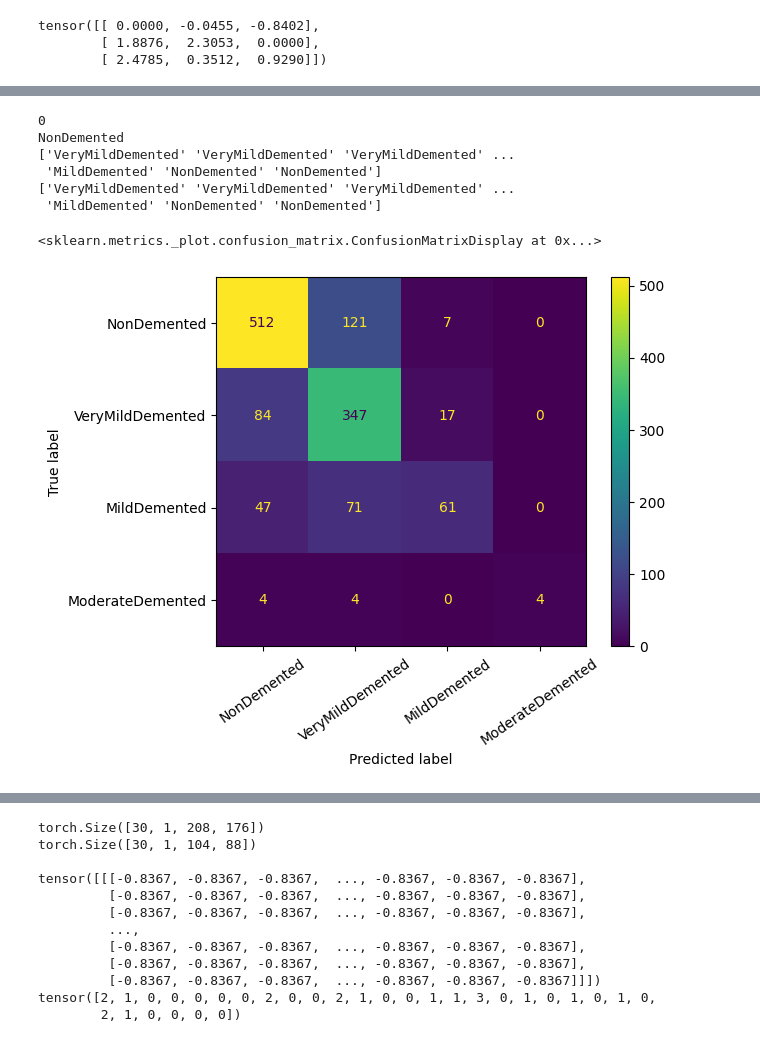
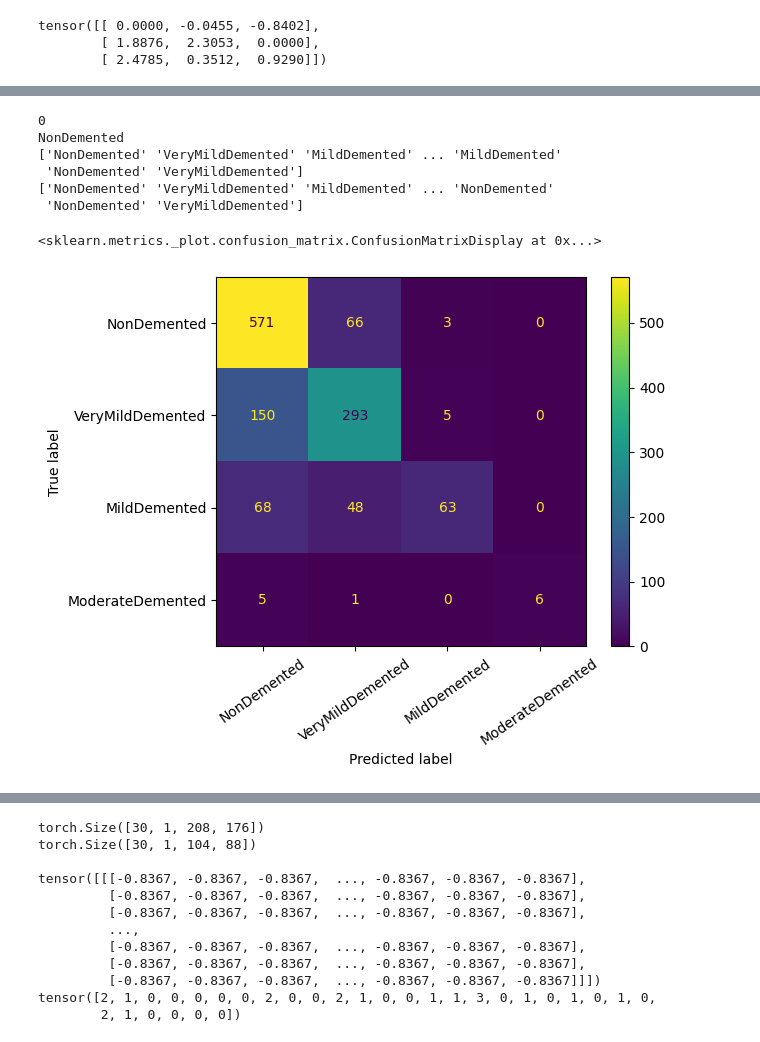
Before and after one commit to RBosso/Prediction-of-Alzheimers-Severity-Using-Machine-Learning-Methods, a Jupyter notebook: Alzheimer_Prediction.ipynb, the cells around one changed output, grey strips where cells are left out. Cells and saved outputs as stored; diff of their text form; code cells hidden in the pictures.

```diff
--- a/Alzheimer_Prediction.ipynb
+++ b/Alzheimer_Prediction.ipynb
@@ -2,6 +2,20 @@
 # Source of Alzheimer's MRI Scan Images Used for Model Training:
 
 https://www.kaggle.com/datasets/yasserhessein/dataset-alzheimer?resource=download
+# %%
+#https://colab.research.google.com/drive/1fZUCc_MPPu6pcMYylnFNn7gn-umT5ZxH#scrollTo=9WJAHA7t8oCN
+import torch
+
+if torch.cuda.is_available():
+    print("GPU is available!")
+else:
+    print("GPU is not available.")
+
+device = torch.device("cuda" if torch.cuda.is_available() else "cpu")
+
+print("Device:", device)
+
+!unzip Alzheimers_Dataset.zip
 # %%
 %%time
 #importing every library we will use for this project
@@ -18,8 +32,10 @@ import os
 import cv2 as cv
 
 #File paths containing the training and testing data (images of individual MRI for different severity levels for Alzheimers)
-train_path = "c:/Users/ricky/Desktop/Alzheimer_Resume_Project/Alzheimers_Dataset/train"
-test_path = "c:/Users/ricky/Desktop/Alzheimer_Resume_Project/Alzheimers_Dataset/test"
+# train_path = "c:/Users/ricky/Desktop/Alzheimer_Resume_Project/Alzheimers_Dataset/train"
+# test_path = "c:/Users/ricky/Desktop/Alzheimer_Resume_Project/Alzheimers_Dataset/test"
+train_path = "/content/Alzheimers_Dataset/train"
+test_path = "/content/Alzheimers_Dataset/test"
 print(train_path)
 print(test_path)
 
@@ -448,7 +486,7 @@ class CCNImageClassifier(torch.nn.Module):
             # torch.nn.BatchNorm2d(64),
 
             torch.nn.Flatten(),
-            torch.nn.Dropout(0.5),
+            torch.nn.AlphaDropout(0.5),
             torch.nn.Linear(64*21*17, 4), #64*48*40
             # torch.nn.ReLU(),
             # # torch.nn.BatchNorm1d(30720),
@@ -466,12 +504,13 @@ class CCNImageClassifier(torch.nn.Module):
         return self.model(x)
 
 # Instance of the  convolutional neural network, loss, optimizer
-clf = CCNImageClassifier().to('cpu')
+clf = CCNImageClassifier().to(device)
 # opt = Adam(clf.parameters(), lr=1e-3)
 # loss_fn = torch.nn.CrossEntropyLoss()
 
 #Later to restore:
-clf.load_state_dict(torch.load("C:/Users/ricky/model_state.pt"))
+clf.load_state_dict(torch.load("/content/model_state.pt"))
+# clf.load_state_dict(torch.load("C:/Users/ricky/model_state.pt"))
 clf.eval()
 # %% [output]
 CCNImageClassifier(
@@ -502,7 +541,7 @@ test_img = cv.imread(testing_images[test_number][1],0)
 
 norm_read = (test_img - test_img.mean())/test_img.std() #Normalizes the input data read from the grayscale image range
 
-test_tensor = ToTensor()(test_img).unsqueeze(0).to('cpu')
+test_tensor = ToTensor()(test_img).unsqueeze(0).to(device)
 
 print(testing_images[test_number][0])
 print(classes.index(testing_images[test_number][0]))
@@ -522,7 +561,7 @@ with torch.no_grad():  # deactivate autograd engine to reduce memory usage and s
     total_samples = 0
     for data in train_dataloader:
         X,y = data
-        X, y = X.float().to('cpu'), y.to('cpu')
+        X, y = X.float().to(device), y.to(device)
 
         outputs = clf(X)
         # Calculate Classification Training Accuracy
@@ -539,7 +578,7 @@ with torch.no_grad():  # deactivate autograd engine to reduce memory usage and s
     total_samples = 0
     for data in test_dataloader:
         X,y = data  # replace 'device' with your device, e.g., 'cuda' or 'cpu'
-        X, y = X.float().to('cpu'), y.to('cpu')
+        X, y = X.float().to(device), y.to(device)
 
         outputs = clf(X)
         # Calculate Classification Training Accuracy
@@ -568,43 +607,43 @@ with torch.no_grad():  # deactivate autograd engine to reduce memory usage and s
     total_samples_list = np.array([])
     for data in test_dataloader:
         X,y = data  # replace 'device' with your device, e.g., 'cuda' or 'cpu'
-        X, y = X.float().to('cpu'), y.to('cpu')
+        X, y = X.float().to(device), y.to('cpu')
         total_samples_list = np.concatenate((total_samples_list, y.numpy()), axis=None)
         # print(total_samples_list)
 
         outputs = clf(X)
         _, predicted = outputs.max(1)
-        predictions_list = np.concatenate((predictions_list, predicted.numpy()), axis=None)
+        predictions_list = np.concatenate((predictions_list, predicted.to('cpu').numpy()), axis=None)
 
 total_samples_list=total_samples_list.astype(object)
 predictions_list=predictions_list.astype(object)
 
 #Constructs a Confusion Matrix
 classes = ["NonDemented", "VeryMildDemented", "MildDemented", "ModerateDemented"]
 
 print(classes.index("NonDemented"))
 print(classes[classes.index("NonDemented")])
 
 from sklearn.metrics import confusion_matrix, ConfusionMatrixDisplay
 # y_test = np.array([0,1,2,3,1], dtype=object)
 # predictions = np.array([0,1,2,3,0], dtype=object)
 for n in range(4):
     total_samples_list[total_samples_list==n] = classes[n]
     predictions_list[predictions_list==n] = classes[n]
 
 print(total_samples_list)
 print(predictions_list)
 cm = confusion_matrix(total_samples_list, predictions_list, labels=classes)#, labels=classes
 ConfusionMatrixDisplay(cm, display_labels=classes).plot(xticks_rotation = 35)
 # %% [output]
 0
 NonDemented
-['VeryMildDemented' 'VeryMildDemented' 'VeryMildDemented' ...
- 'MildDemented' 'NonDemented' 'NonDemented']
-['VeryMildDemented' 'VeryMildDemented' 'VeryMildDemented' ...
- 'MildDemented' 'NonDemented' 'NonDemented']
+['NonDemented' 'VeryMildDemented' 'MildDemented' ... 'MildDemented'
+ 'NonDemented' 'VeryMildDemented']
+['NonDemented' 'VeryMildDemented' 'MildDemented' ... 'NonDemented'
+ 'NonDemented' 'VeryMildDemented']
 <sklearn.metrics._plot.confusion_matrix.ConfusionMatrixDisplay at 0x...>
-[figure, old version]
+[figure, new version]
 # %%
 with torch.no_grad():  # deactivate autograd engine to reduce memory usage and speed up computations
     predictions_list = np.array([])
```
Also changed, not shown: parts of 10 cells of this notebook, 1 other file.
